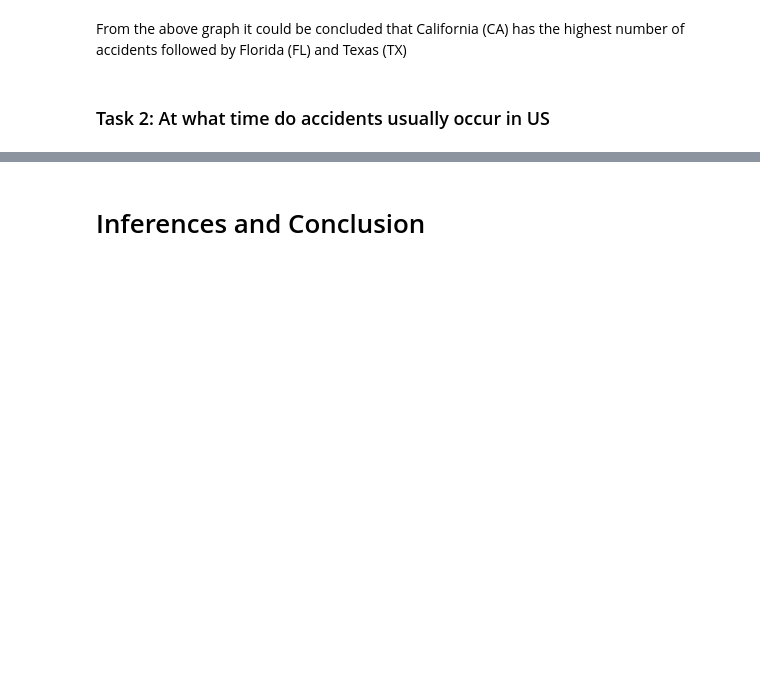
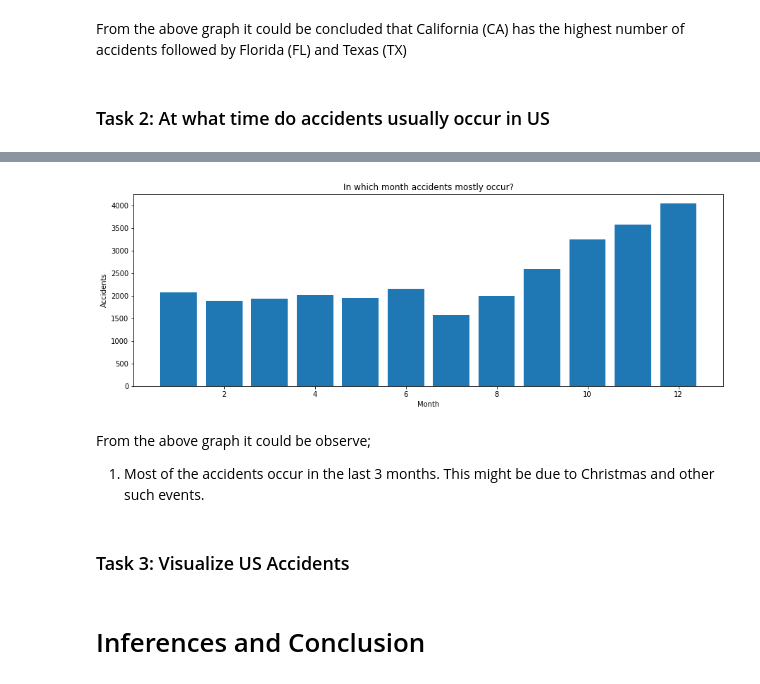
Before and after one commit to MaaviaAsghar4/US_Accidents_Analysis-EDA-, a Jupyter notebook: US_Accidents_EDA.ipynb, the cells around one changed output, grey strips where cells are left out. Saved outputs shown, nothing was run; the diff lists cells and outputs as text; code cells hidden in the pictures; blank space fills up the shorter version.

Commit message:
Task 2 Completed

```diff
--- a/US_Accidents_EDA.ipynb
+++ b/US_Accidents_EDA.ipynb
@@ -148,2 +143,18 @@ data.head()
+# %%
+# In which months accidents mainly occurs
+monthKeys = [pair for pair, df in subset_data.groupby('Month')]
+plt.figure(figsize=(15,5))
+plt.bar(monthKeys,subset_data.groupby('Month').count()['Count'])
+plt.title("In which month accidents mostly occur?")
+plt.ylabel('Accidents')
+plt.xlabel('Month')
+plt.show()
+# %% [output]
+[figure, added]
+# %% [markdown]
+From the above graph it could be observe;
+1. Most of the accidents occur in the last 3 months. This might be due to Christmas and other such events.
+# %% [markdown]
+### Task 3: Visualize US Accidents
 # %% [markdown]
 # Inferences and Conclusion
```
Also changed, not shown: parts of 6 cells of this notebook.
